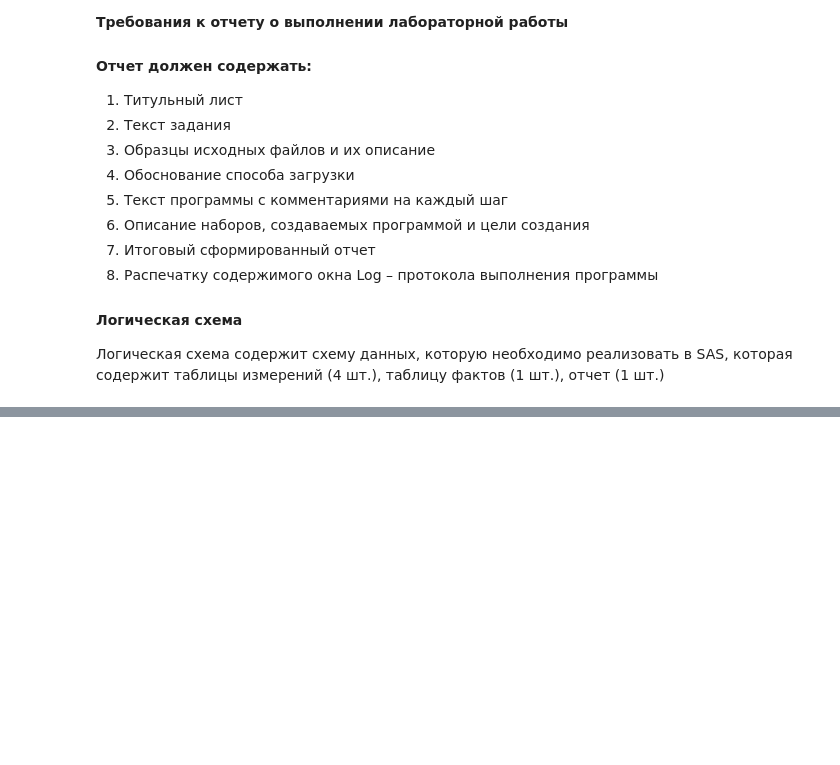
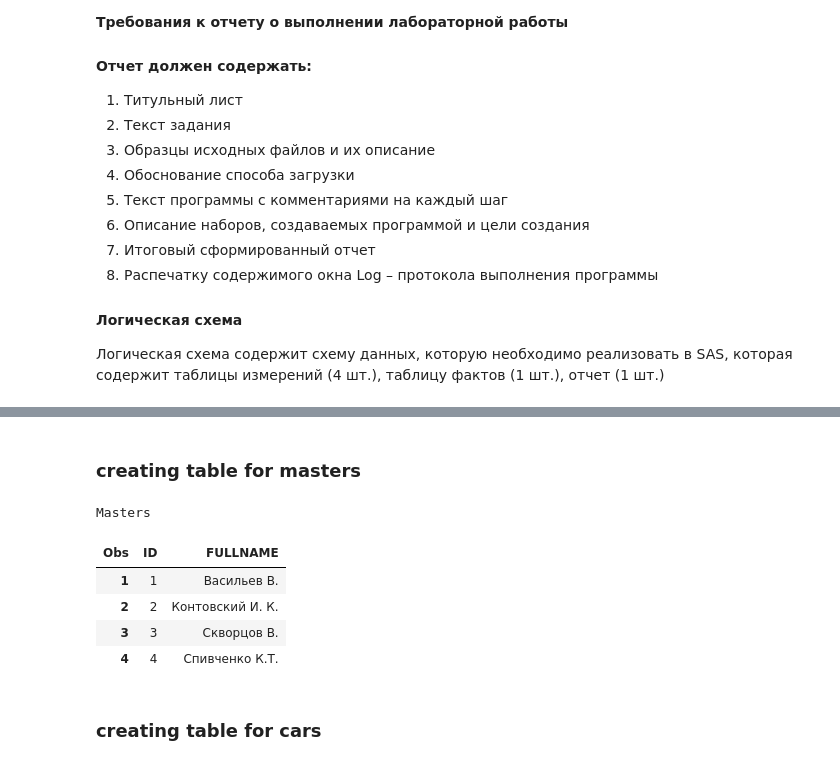
Before and after one commit to ahtyamovdanil/SAS_university, a Jupyter notebook: lab_1/lab1.ipynb, the cells around one changed output, grey strips where cells are left out. Drawn from its saved outputs; the diff is of its cells as text; code cells hidden in the pictures; blank space fills up the shorter version.

```diff
--- a/lab_1/lab1.ipynb
+++ b/lab_1/lab1.ipynb
@@ -116,0 +98,29 @@ The SAS System
+# %% [markdown]
+### creating table for masters
+# %%
+proc sort
+        data=work.source_remont
+        out=work.masters nodupkey;
+    by FULLNAME;
+run;
+
+data work.masters;
+    retain ID FULLNAME;
+    set work.masters (keep = FULLNAME);
+    ID=_n_;
+run;
+
+proc print
+        data=work.masters(obs=10);
+
+    title "Masters";
+run;
+# %% [output]
+Masters
+| Obs | ID | FULLNAME |
+| 1 | 1 | Васильев В. |
+| 2 | 2 | Контовский И. К. |
+| 3 | 3 | Скворцов В. |
+| 4 | 4 | Спивченко К.Т. |
+# %% [markdown]
+### creating table for cars
```
Also changed, not shown: parts of 4 cells of this notebook.
